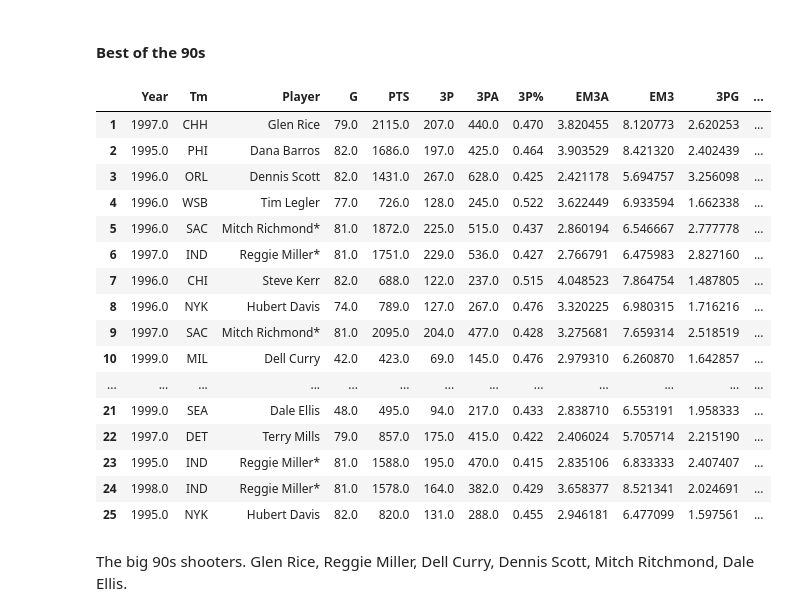
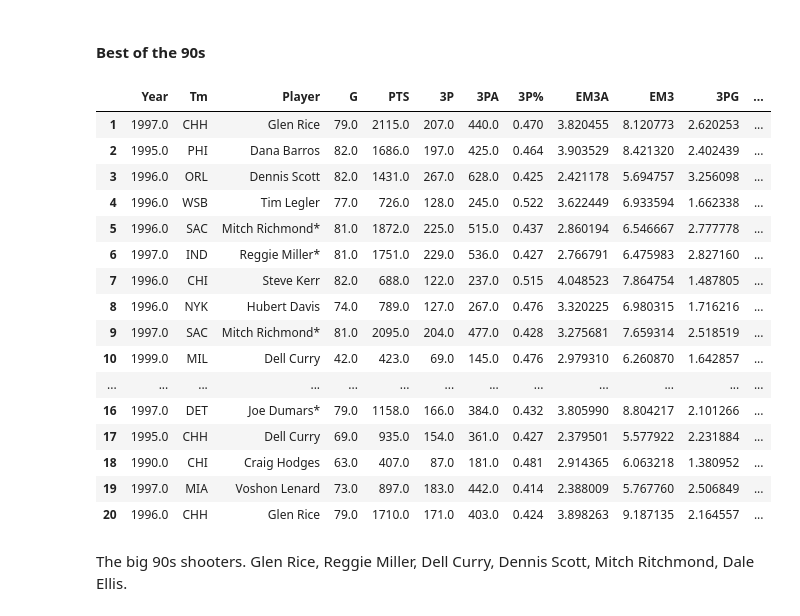
Before and after one commit to coreyjwade/3-Point_Net_Gain, a Jupyter notebook: NBA_3-point_Stats.py.ipynb, the cells around one changed output. Saved outputs shown, nothing was run; the diff lists cells and outputs as text; code cells hidden in the pictures.

```diff
--- a/NBA_3-point_Stats.py.ipynb
+++ b/NBA_3-point_Stats.py.ipynb
@@ -315,8 +313,8 @@ PPP     48 non-null object
 dtypes: object(2)
 memory usage: 1.8+ KB
 # %%
-# Convert year column to year listed before hyphen
-df_PPP['Year'] = df_PPP['Year'].str.split('-').str[0]
+# Convert 'Year' to year listed before hyphen
+df_PPP['Year'] = df_PPP.loc[:,'Year'].str.split('-').str[0]
 
 # Convert columns to numbers
 df_PPP['Year'] = pd.to_numeric(df_PPP['Year'], errors='coerce')
@@ -325,13 +323,16 @@ df_PPP['PPP'] = pd.to_numeric(df_PPP['PPP'], errors='coerce')
 # Drop NaN values
 df_PPP = df_PPP.dropna()
 
-# Add 1 to each year, since NBA seasons are maked by the second, not first number
+# Add 1 to each year, since NBA seasons are maked by the second, not first year
 df_PPP['Year'] = df_PPP['Year'] + 1
 
-# Offensive rating is defined points per 100 possession
+# Offensive rating is defined by points per 100 possession
 # Divide by 100 to convert to points per possession
 df_PPP['PPP'] = df_PPP['PPP']/100
 
+# Only choose years with 3-pointers
+df_PPP = df_PPP[df_PPP.Year>=1980]
+
 # View DataFrame
 df_PPP
 # %% [output]
@@ -776,30 +777,30 @@ Weighted includes more Spurs teams, the Reggie Miller Pacer team that made the f
 # %%
 # Create 90s DataFrame
 tp_90s = tp[(tp['Year']<2000) & (tp['Year']>1989)]
 
 # Reset index
 tp_90s.index = reindex_start_1(tp_90s)
 
-# Display top 25 3-point shooting seasons of all-time for the 90s
-tp_90s.head(25)
+# Display top 20 3-point shooting seasons of all-time for the 90s
+tp_90s.head(20)
 # %% [output]
 |  | Year | Tm | Player | G | PTS | 3P | 3PA | 3P% | EM3A | EM3 | 3PG | ... |
 | 1 | 1997.0 | CHH | Glen Rice | 79.0 | 2115.0 | 207.0 | 440.0 | 0.470 | 3.820455 | 8.120773 | 2.620253 | ... |
 | 2 | 1995.0 | PHI | Dana Barros | 82.0 | 1686.0 | 197.0 | 425.0 | 0.464 | 3.903529 | 8.421320 | 2.402439 | ... |
 | 3 | 1996.0 | ORL | Dennis Scott | 82.0 | 1431.0 | 267.0 | 628.0 | 0.425 | 2.421178 | 5.694757 | 3.256098 | ... |
 | 4 | 1996.0 | WSB | Tim Legler | 77.0 | 726.0 | 128.0 | 245.0 | 0.522 | 3.622449 | 6.933594 | 1.662338 | ... |
 | 5 | 1996.0 | SAC | Mitch Richmond* | 81.0 | 1872.0 | 225.0 | 515.0 | 0.437 | 2.860194 | 6.546667 | 2.777778 | ... |
 | 6 | 1997.0 | IND | Reggie Miller* | 81.0 | 1751.0 | 229.0 | 536.0 | 0.427 | 2.766791 | 6.475983 | 2.827160 | ... |
 | 7 | 1996.0 | CHI | Steve Kerr | 82.0 | 688.0 | 122.0 | 237.0 | 0.515 | 4.048523 | 7.864754 | 1.487805 | ... |
 | 8 | 1996.0 | NYK | Hubert Davis | 74.0 | 789.0 | 127.0 | 267.0 | 0.476 | 3.320225 | 6.980315 | 1.716216 | ... |
 | 9 | 1997.0 | SAC | Mitch Richmond* | 81.0 | 2095.0 | 204.0 | 477.0 | 0.428 | 3.275681 | 7.659314 | 2.518519 | ... |
 | 10 | 1999.0 | MIL | Dell Curry | 42.0 | 423.0 | 69.0 | 145.0 | 0.476 | 2.979310 | 6.260870 | 1.642857 | ... |
 | ... | ... | ... | ... | ... | ... | ... | ... | ... | ... | ... | ... | ... |
-| 21 | 1999.0 | SEA | Dale Ellis | 48.0 | 495.0 | 94.0 | 217.0 | 0.433 | 2.838710 | 6.553191 | 1.958333 | ... |
-| 22 | 1997.0 | DET | Terry Mills | 79.0 | 857.0 | 175.0 | 415.0 | 0.422 | 2.406024 | 5.705714 | 2.215190 | ... |
-| 23 | 1995.0 | IND | Reggie Miller* | 81.0 | 1588.0 | 195.0 | 470.0 | 0.415 | 2.835106 | 6.833333 | 2.407407 | ... |
-| 24 | 1998.0 | IND | Reggie Miller* | 81.0 | 1578.0 | 164.0 | 382.0 | 0.429 | 3.658377 | 8.521341 | 2.024691 | ... |
-| 25 | 1995.0 | NYK | Hubert Davis | 82.0 | 820.0 | 131.0 | 288.0 | 0.455 | 2.946181 | 6.477099 | 1.597561 | ... |
+| 16 | 1997.0 | DET | Joe Dumars* | 79.0 | 1158.0 | 166.0 | 384.0 | 0.432 | 3.805990 | 8.804217 | 2.101266 | ... |
+| 17 | 1995.0 | CHH | Dell Curry | 69.0 | 935.0 | 154.0 | 361.0 | 0.427 | 2.379501 | 5.577922 | 2.231884 | ... |
+| 18 | 1990.0 | CHI | Craig Hodges | 63.0 | 407.0 | 87.0 | 181.0 | 0.481 | 2.914365 | 6.063218 | 1.380952 | ... |
+| 19 | 1997.0 | MIA | Voshon Lenard | 73.0 | 897.0 | 183.0 | 442.0 | 0.414 | 2.388009 | 5.767760 | 2.506849 | ... |
+| 20 | 1996.0 | CHH | Glen Rice | 79.0 | 1710.0 | 171.0 | 403.0 | 0.424 | 3.898263 | 9.187135 | 2.164557 | ... |
 # %% [markdown]
 The big 90s shooters. Glen Rice, Reggie Miller, Dell Curry, Dennis Scott, Mitch Ritchmond, Dale Ellis.
 # %% [markdown]
```
Also changed, not shown: parts of 27 cells of this notebook.
